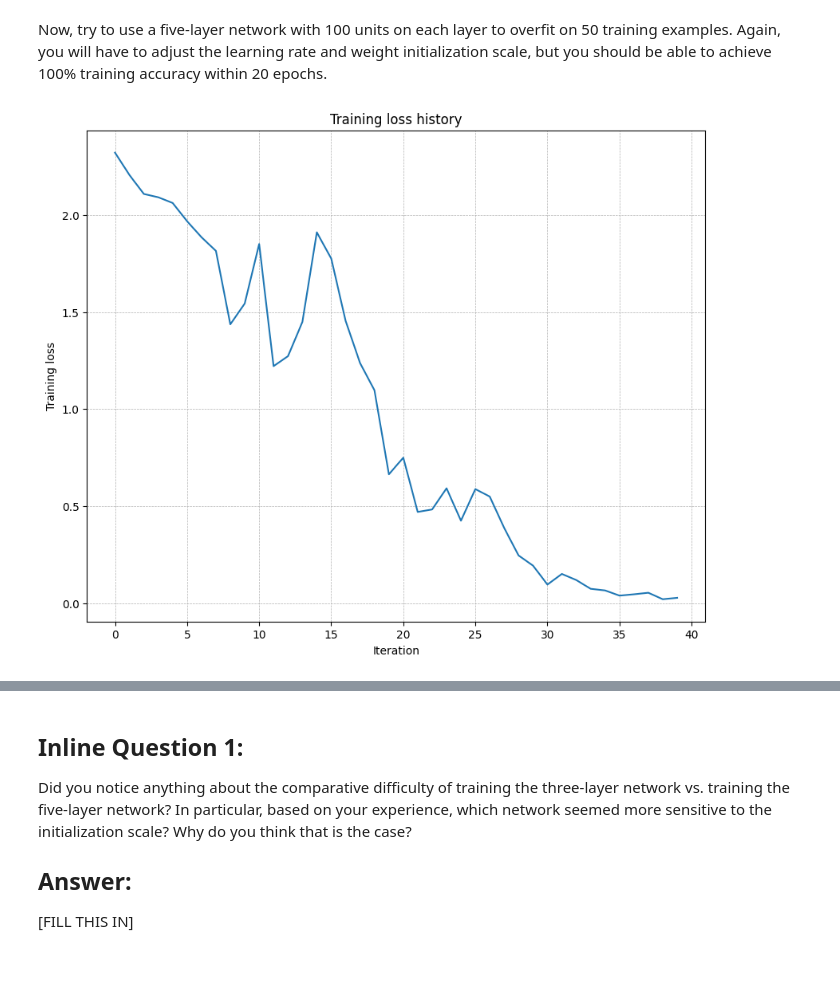
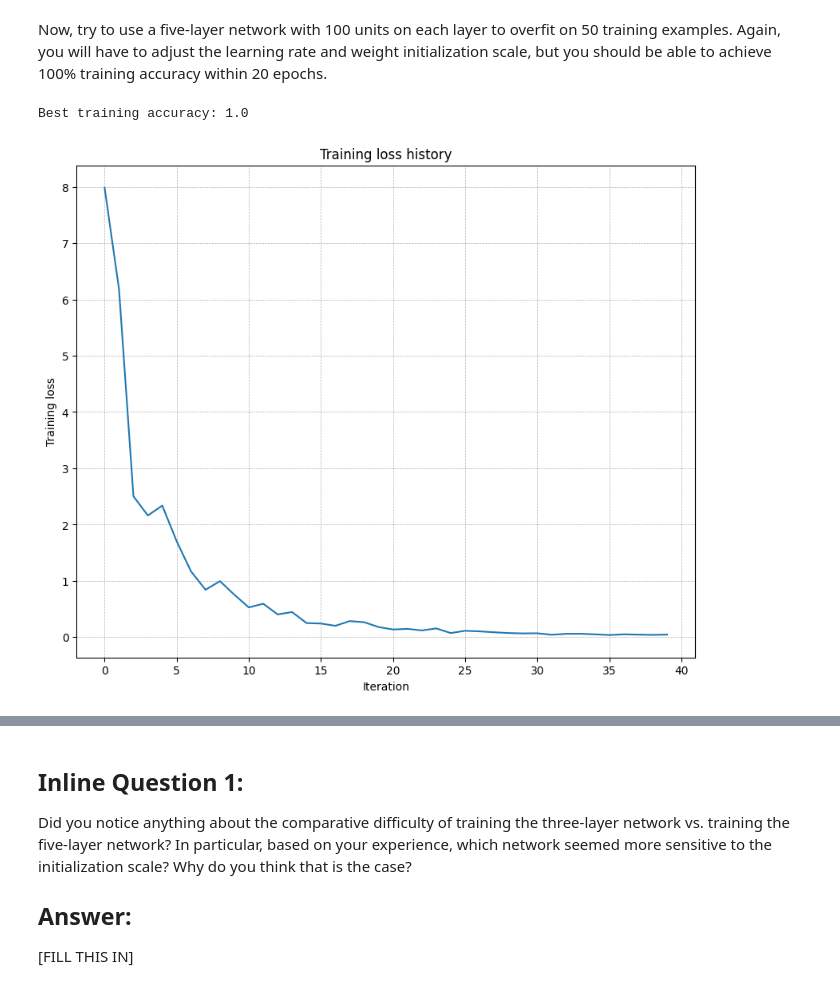
Before and after one commit to aviral2004/cs231n_assignment_solutions, a Jupyter notebook: assignment2/FullyConnectedNets.ipynb, the cells around one changed output, grey strips where cells are left out. Drawn from its saved outputs; the diff is of its cells as text; code cells hidden in the pictures.

```diff
--- a/assignment2/FullyConnectedNets.ipynb
+++ b/assignment2/FullyConnectedNets.ipynb
@@ -172,33 +172,34 @@ small_data = {
   'X_val': data['X_val'],
   'y_val': data['y_val'],
 }
 
-weight_scale = 3e-2   # Experiment with this!
-learning_rate = 3e-2   # Experiment with this!
+weight_scale = 5e-2   # Experiment with this!
+learning_rate = 8e-3   # Experiment with this!
 model = FullyConnectedNet(
     [100, 100, 100, 100],
     weight_scale=weight_scale,
     dtype=np.float64
 )
 solver = Solver(
     model,
     small_data,
     print_every=500,
     num_epochs=20,
     batch_size=25,
     update_rule='sgd',
     optim_config={'learning_rate': learning_rate},
     verbose=False
 )
 solver.train()
 
 print(f"Best training accuracy: {solver.train_acc_history[-1]}")
 
 plt.plot(solver.loss_history)
 plt.title('Training loss history')
 plt.xlabel('Iteration')
 plt.ylabel('Training loss')
 plt.grid(linestyle='--', linewidth=0.5)
 plt.show()
 # %% [output]
+Best training accuracy: 1.0
-[figure, old version]
+[figure, new version]
```
Also changed, not shown: parts of 8 cells of this notebook.
